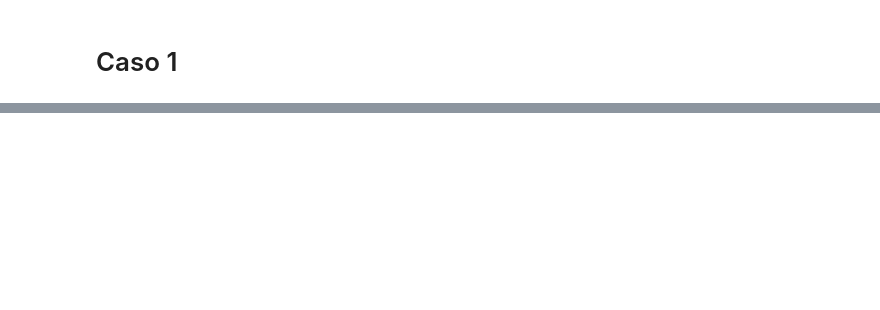
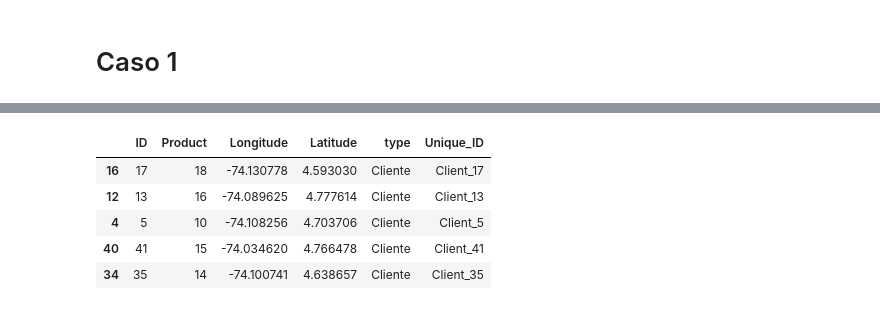
Before and after one commit to Pipeperez1305/PROY2_MOS, a Jupyter notebook: Proyecto Seneca Libre/MOS-Proyecto2.ipynb, the cells around one changed output, grey strips where cells are left out. Drawn from its saved outputs; the diff is of its cells as text; code cells hidden in the pictures; blank space fills up the shorter version.

```diff
--- a/Proyecto Seneca Libre/MOS-Proyecto2.ipynb
+++ b/Proyecto Seneca Libre/MOS-Proyecto2.ipynb
@@ -30,2 +32,15 @@ clientes_data.sample(5)
+# %%
+clientes_data['Unique_ID'] = clientes_data.apply(
+    lambda row: f"Depot_{row['ID']}" if row['type'] == 'Depot' else f"Client_{row['ID']}",
+    axis=1
+)
+clientes_data.sample(5)
+# %% [output]
+|  | ID | Product | Longitude | Latitude | type | Unique_ID |
+| 16 | 17 | 18 | -74.130778 | 4.593030 | Cliente | Client_17 |
+| 12 | 13 | 16 | -74.089625 | 4.777614 | Cliente | Client_13 |
+| 4 | 5 | 10 | -74.108256 | 4.703706 | Cliente | Client_5 |
+| 40 | 41 | 15 | -74.034620 | 4.766478 | Cliente | Client_41 |
+| 34 | 35 | 14 | -74.100741 | 4.638657 | Cliente | Client_35 |
 # %%
 depositos_data = pd.read_csv(r"C:\Users\ACER\OneDrive - Universidad de los Andes\Escritorio\MOS\PROY2_MOS\Proyecto Seneca Libre\case_1_base\Depots.csv")
```
Also changed, not shown: parts of 22 cells of this notebook, 43 other files.
